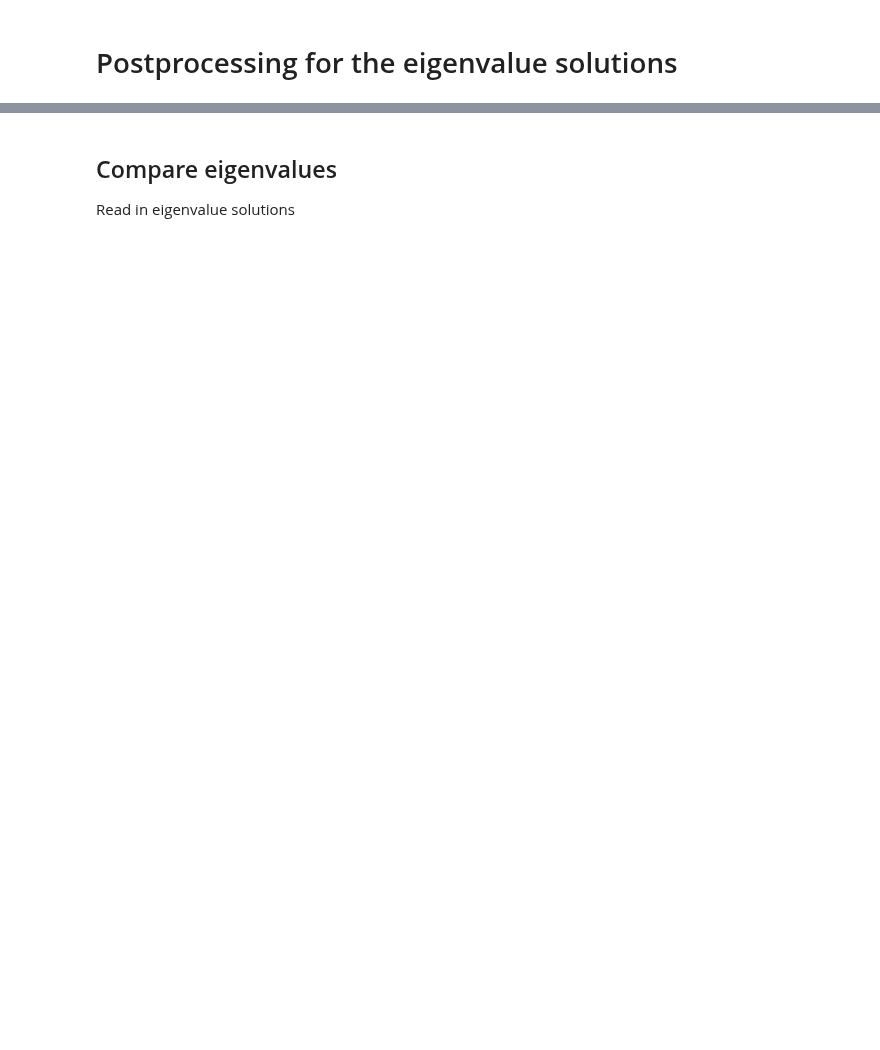
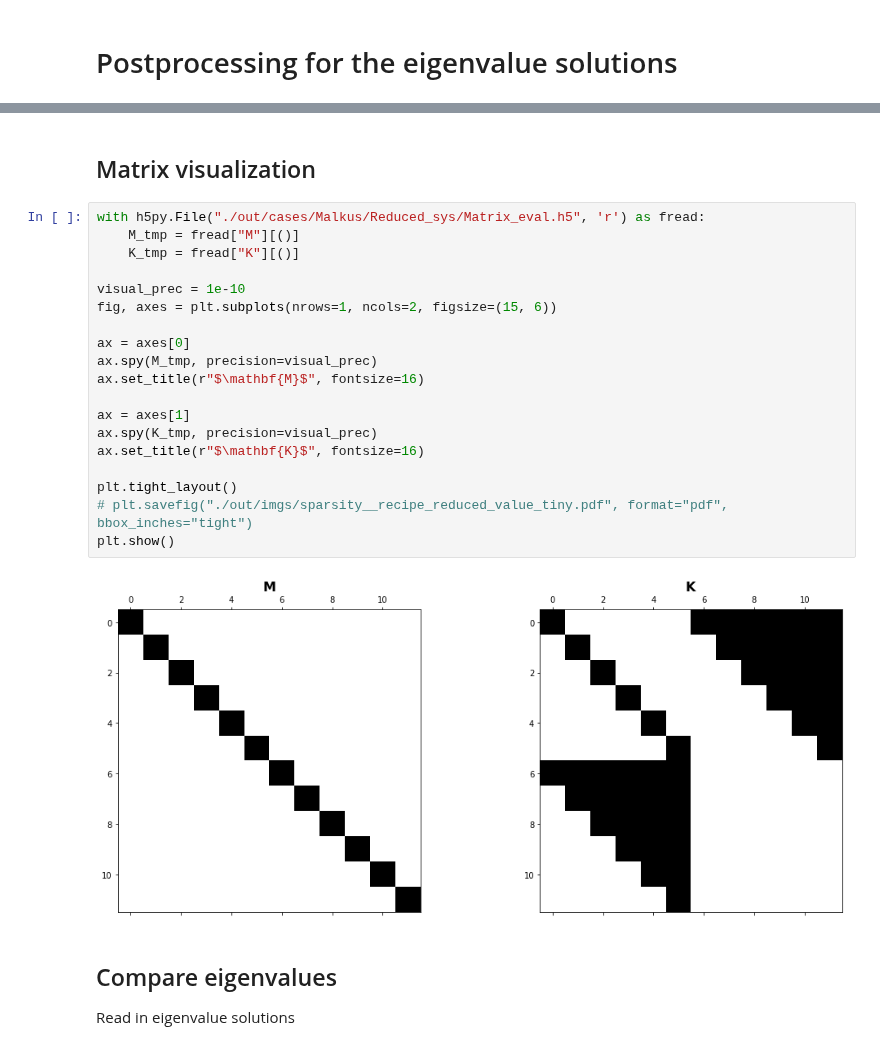
Before and after one commit to GentleMin/PlesioGeostroPy, a Jupyter notebook: EigenPost.ipynb, the cells around one changed output, grey strips where cells are left out. Drawn from its saved outputs; the diff is of its cells as text; blank space fills up the shorter version.

```diff
--- a/EigenPost.ipynb
+++ b/EigenPost.ipynb
@@ -15,3 +12,26 @@ The autoreload extension is already loaded. To reload it, use:
+# %% [markdown]
+## Matrix visualization
+# %%
+with h5py.File("./out/cases/Malkus/Reduced_sys/Matrix_eval.h5", 'r') as fread:
+    M_tmp = fread["M"][()]
+    K_tmp = fread["K"][()]
+
+visual_prec = 1e-10
+fig, axes = plt.subplots(nrows=1, ncols=2, figsize=(15, 6))
+
+ax = axes[0]
+ax.spy(M_tmp, precision=visual_prec)
+ax.set_title(r"$\mathbf{M}$", fontsize=16)
+
+ax = axes[1]
+ax.spy(K_tmp, precision=visual_prec)
+ax.set_title(r"$\mathbf{K}$", fontsize=16)
+
+plt.tight_layout()
+# plt.savefig("./out/imgs/sparsity__recipe_reduced_value_tiny.pdf", format="pdf", bbox_inches="tight")
+plt.show()
+# %% [output]
+[figure, added]
 # %% [markdown]
 ## Compare eigenvalues
 
```
Also changed, not shown: parts of 10 cells of this notebook, 1 other file.
